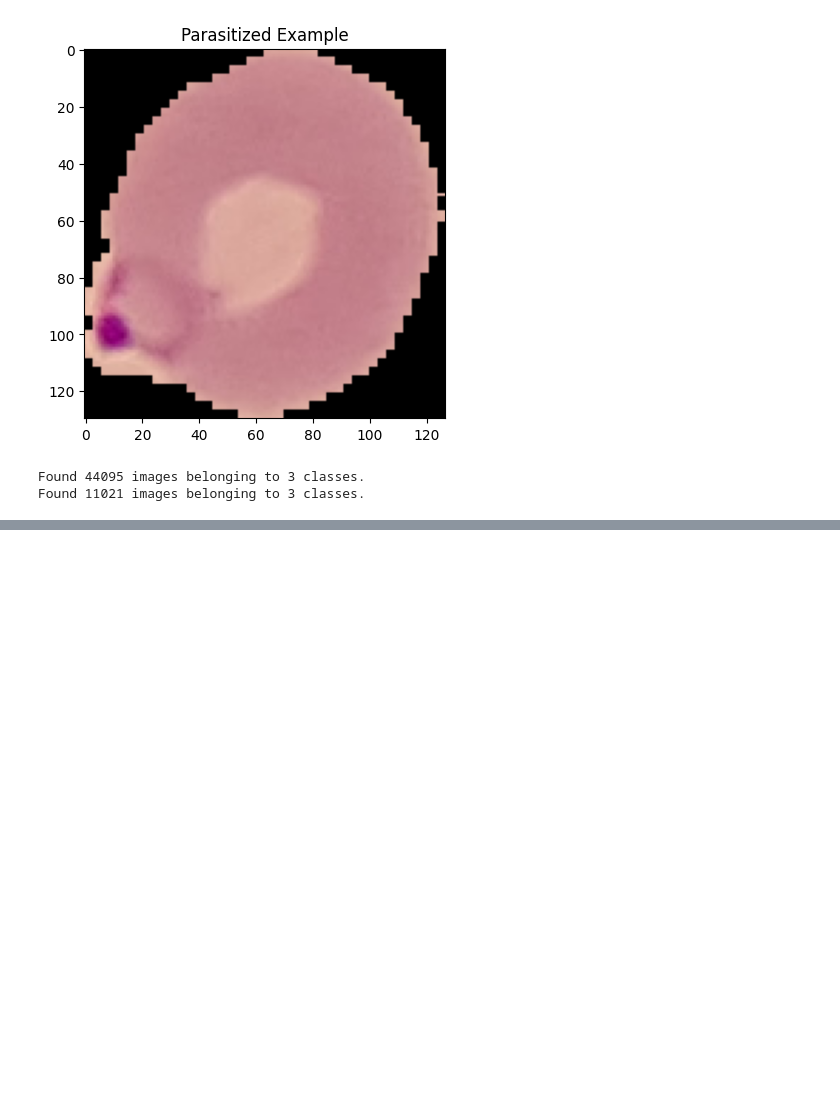
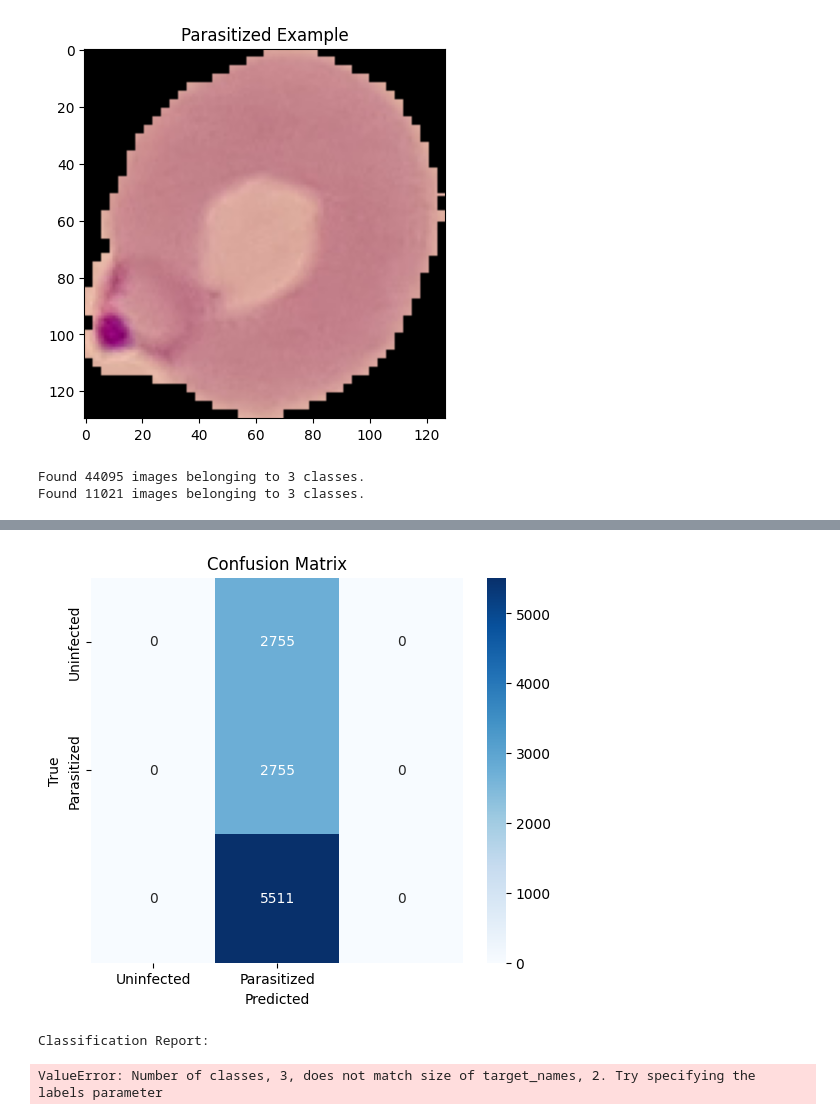
Before and after one commit to DanLDevs/InnovateMU_Malaria-Image-Classification, a Jupyter notebook: MedicalImageClassification.ipynb, the cells around one changed output, grey strips where cells are left out. Saved outputs shown, nothing was run; the diff lists cells and outputs as text; code cells hidden in the pictures; blank space fills up the shorter version.

```diff
--- a/MedicalImageClassification.ipynb
+++ b/MedicalImageClassification.ipynb
@@ -95,9 +166,4 @@ Found 11021 images belonging to 3 classes.
 # %%
-import matplotlib.pyplot as plt
-import numpy as np
-from sklearn.metrics import confusion_matrix, classification_report
-import seaborn as sns
-
 # Evaluate model on the validation set
 val_loss, val_acc = model.evaluate(val)
 print(f"Validation Accuracy: {val_acc:.4f}")
@@ -105,8 +171,8 @@ print(f"Validation Loss: {val_loss:.4f}")
 print("\n")
 
 # Get predicted labels (probabilities → binary 0/1)
-y_pred_probs = model.predict(val)
-y_pred = (y_pred_probs > 0.5).astype("int32").flatten()
+y_pred_probs = model.predict(val, steps=len(val))
+y_pred = (y_pred_probs > 0.5).astype("int32").ravel()
 
 # True labels from the validation generator
 y_true = val.classes
@@ -147,5 +213,6 @@ plt.xlabel('Epoch')
 plt.ylabel('Loss')
 plt.legend()
 
+plt.tight_layout()
 plt.show()
 # %% [output]
@@ -152,0 +225,3 @@ NameError: name 'model' is not defined
+[figure, added]
+Classification Report:
+ValueError: Number of classes, 3, does not match size of target_names, 2. Try specifying the labels parameter
```
Also changed, not shown: parts of 9 cells of this notebook.
